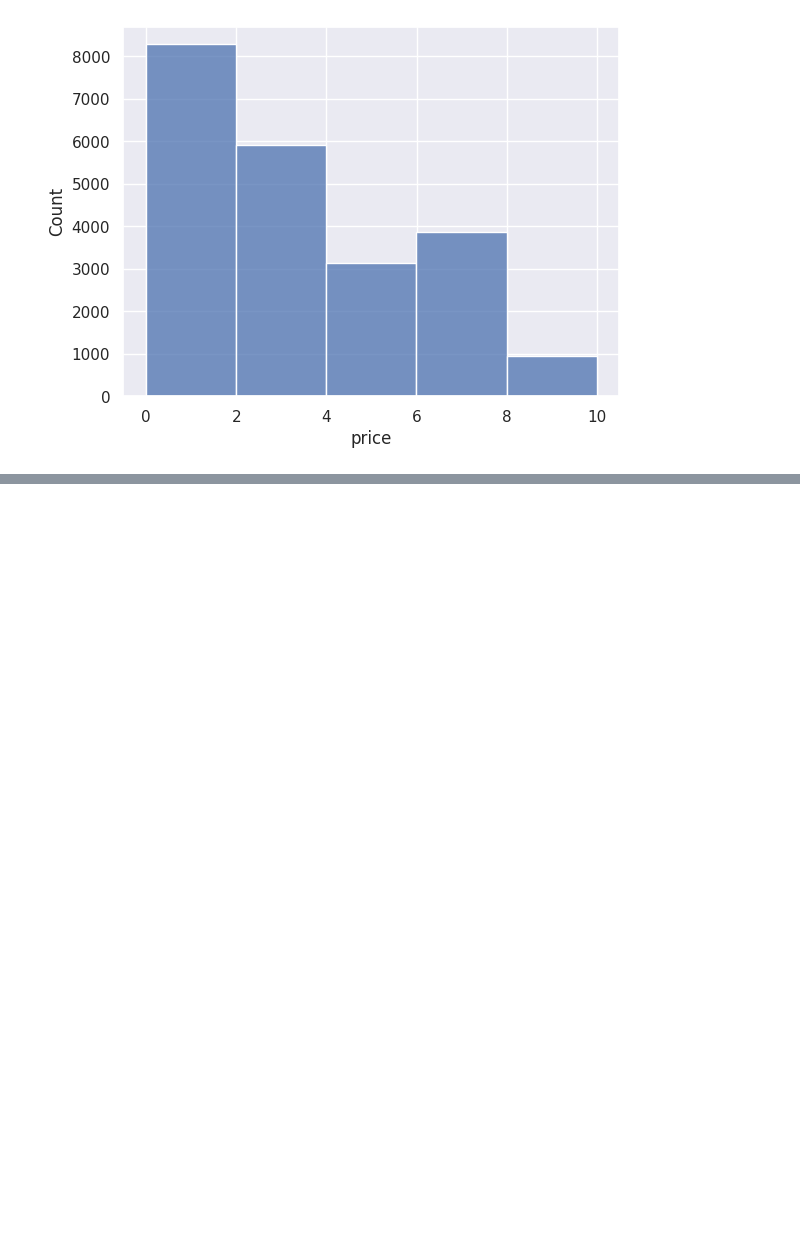
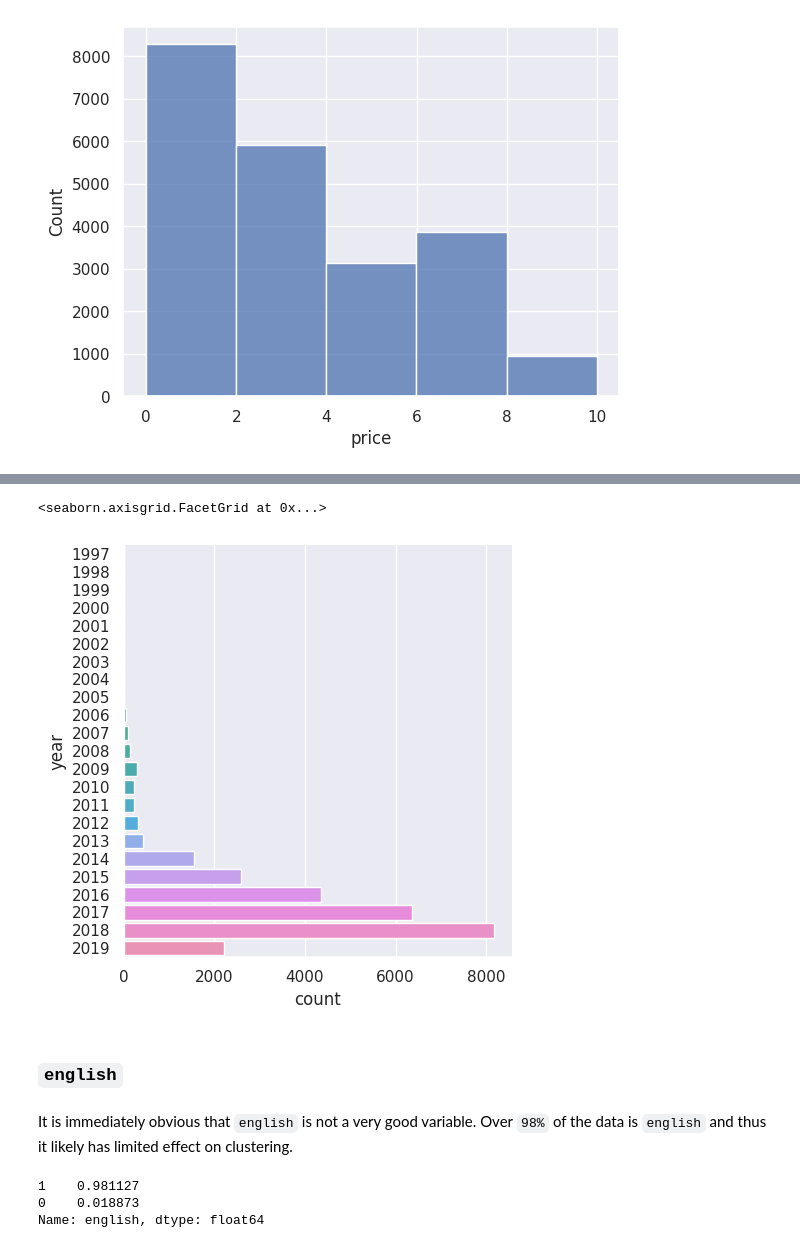
Before and after one commit to nefelibata28/usg, a Jupyter notebook: notebooks/data_cleaning.ipynb, the cells around one changed output, grey strips where cells are left out. Drawn from its saved outputs; the diff is of its cells as text; code cells hidden in the pictures; blank space fills up the shorter version.

Commit message:
categorical variables analysis

```diff
--- a/notebooks/data_cleaning.ipynb
+++ b/notebooks/data_cleaning.ipynb
@@ -15,6 +16,6 @@ import numpy as np
 from sklearn.preprocessing import OneHotEncoder, StandardScaler, MultiLabelBinarizer
 sb.set()
 # %%
-kaggle_steam = catalog.load('kaggle_steam')
+kaggle_steam: pd.DataFrame = catalog.load('kaggle_steam')
 kaggle_steam.head()
 # %% [output]
@@ -96,10 +61,3 @@ sb.histplot(data=kaggle_steam[kaggle_steam['price'] < 10], x='price', bins=5)
 # %% [output]
 <Axes: xlabel='price', ylabel='Count'>
 [figure]
-# %%
-mlb = MultiLabelBinarizer()
-platforms = mlb.fit_transform(kaggle_steam['platforms'].str.split(';')).T
-for i, platform in enumerate(mlb.classes_):
-    kaggle_steam[platform] = platforms[i]
-
-kaggle_steam[["platforms", "windows", "mac", "linux"]]
@@ -120,8 +63,0 @@ kaggle_steam[["platforms", "windows", "mac", "linux"]]
-# %%
-mlb = MultiLabelBinarizer()
-categories = mlb.fit_transform(kaggle_steam['categories'].str.split(';')).T
-for i, category in enumerate(mlb.classes_):
-    if (category in {"Single-player", "Multi-player"}):
-      kaggle_steam[category] = categories[i]
-
-kaggle_steam[["categories", "Single-player", "Multi-player"]]
@@ -145,0 +113,5 @@ array([1, 1, 1, ..., 0, 0, 0])
+# %%
+# Since dates are in YYYY-MM-dd format we can just take advantage of this and split on '-' to get the year.
+
+kaggle_steam['year'] = kaggle_steam['release_date'].str.split('-').map(lambda x: int(x[0]))
+kaggle_steam['year'].value_counts()
@@ -145,0 +140,15 @@ array([1, 1, 1, ..., 0, 0, 0])
+# %%
+sb.catplot(data=kaggle_steam, y='year', kind='count')
+# %% [output]
+<seaborn.axisgrid.FacetGrid at 0x...>
+[figure, added]
+# %% [markdown]
+### `english`
+# %% [markdown]
+It is immediately obvious that `english` is not a very good variable. Over `98%` of the data is `english` and thus it likely has limited effect on clustering.
+# %%
+kaggle_steam['english'].value_counts() / len(kaggle_steam)
+# %% [output]
+1    0.981127
+0    0.018873
+Name: english, dtype: float64
```
Also changed, not shown: parts of 77 cells of this notebook.
